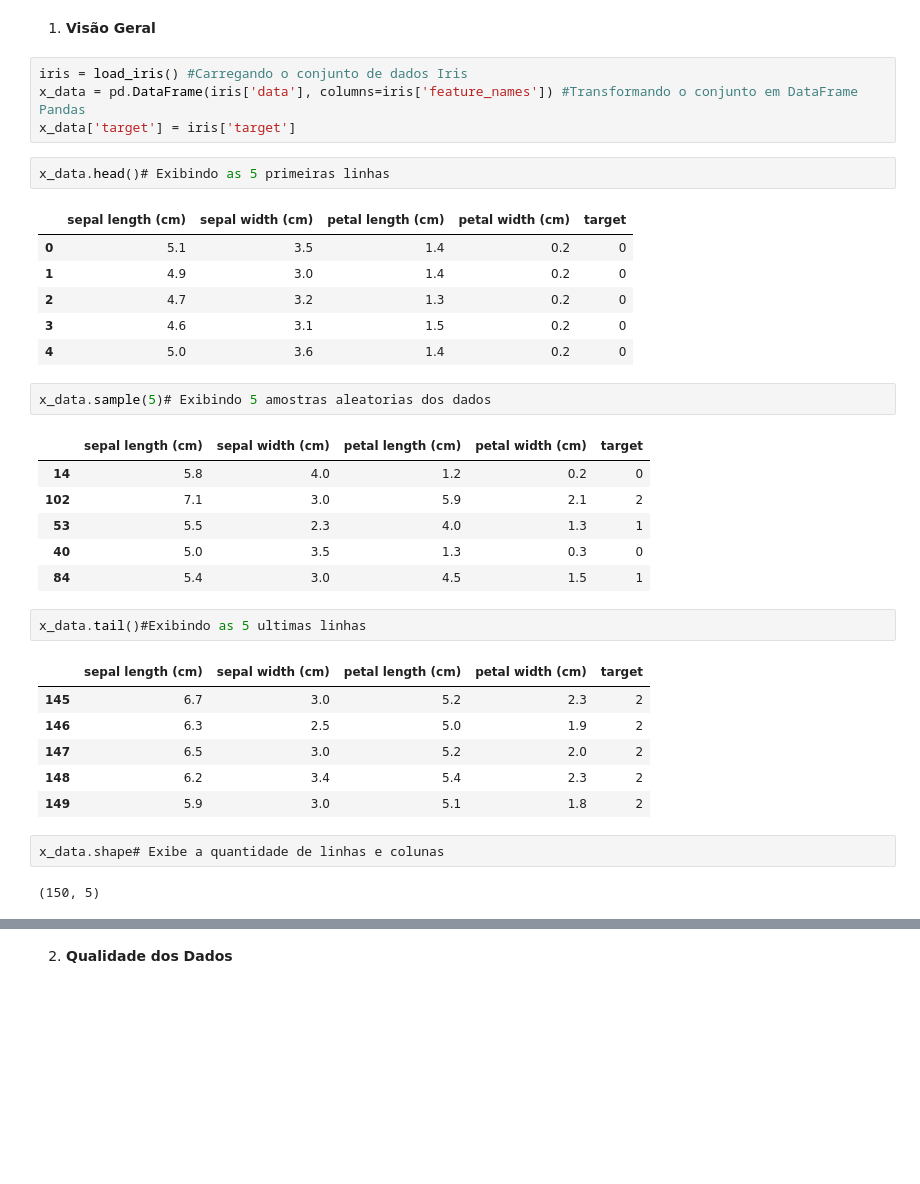
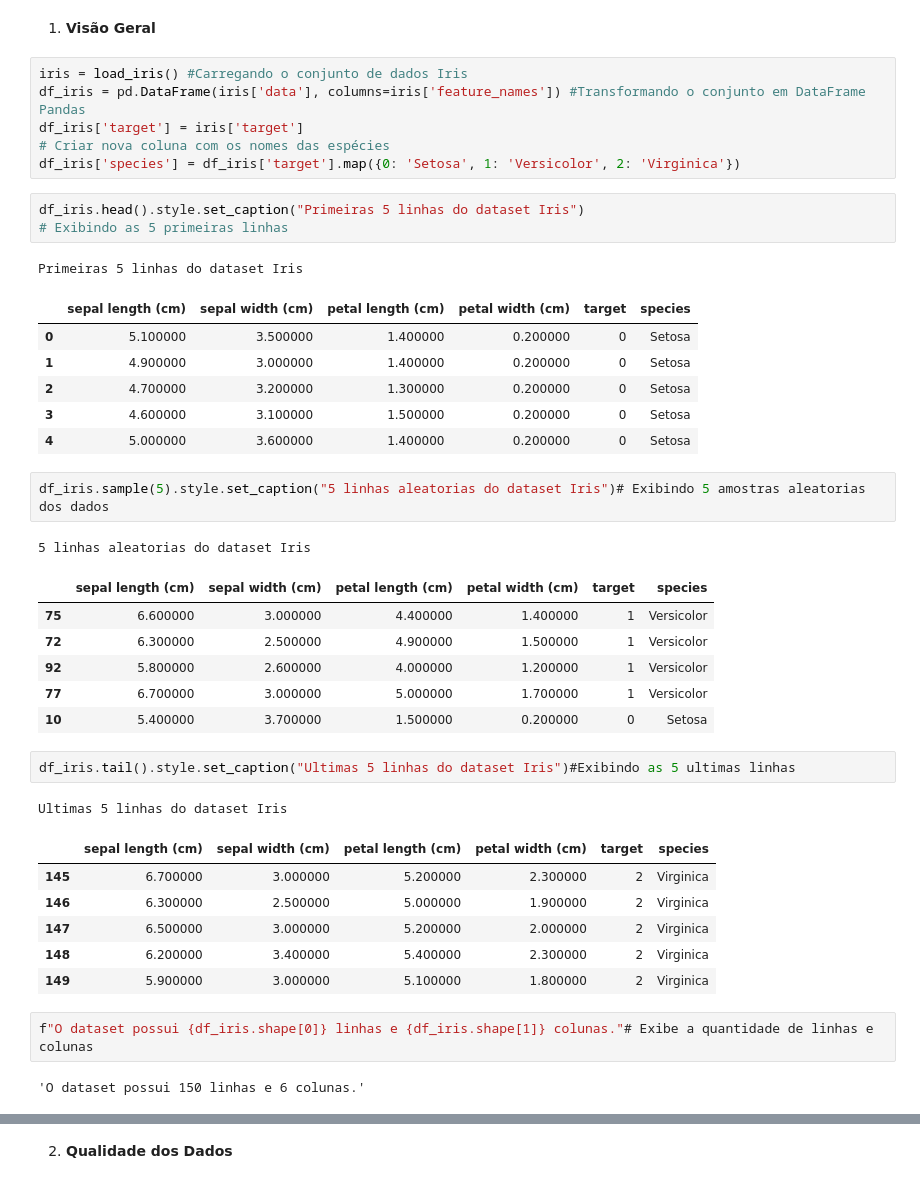
Before and after one commit to Antoniojrsales/Proj_ML_Iris, a Jupyter notebook: data/exploration.ipynb, the cells around one changed output, grey strips where cells are left out. Cells and saved outputs as stored; diff of their text form; blank space fills up the shorter version.

```diff
--- a/data/exploration.ipynb
+++ b/data/exploration.ipynb
@@ -11,37 +14,43 @@ import seaborn as sns
 1. **Visão Geral**
 # %%
 iris = load_iris() #Carregando o conjunto de dados Iris
-x_data = pd.DataFrame(iris['data'], columns=iris['feature_names']) #Transformando o conjunto em DataFrame Pandas
-x_data['target'] = iris['target']
+df_iris = pd.DataFrame(iris['data'], columns=iris['feature_names']) #Transformando o conjunto em DataFrame Pandas
+df_iris['target'] = iris['target']
+# Criar nova coluna com os nomes das espécies
+df_iris['species'] = df_iris['target'].map({0: 'Setosa', 1: 'Versicolor', 2: 'Virginica'})
 # %%
-x_data.head()# Exibindo as 5 primeiras linhas
+df_iris.head().style.set_caption("Primeiras 5 linhas do dataset Iris")
+# Exibindo as 5 primeiras linhas
 # %% [output]
+Primeiras 5 linhas do dataset Iris
-|  | sepal length (cm) | sepal width (cm) | petal length (cm) | petal width (cm) | target |
-| 0 | 5.1 | 3.5 | 1.4 | 0.2 | 0 |
-| 1 | 4.9 | 3.0 | 1.4 | 0.2 | 0 |
-| 2 | 4.7 | 3.2 | 1.3 | 0.2 | 0 |
-| 3 | 4.6 | 3.1 | 1.5 | 0.2 | 0 |
-| 4 | 5.0 | 3.6 | 1.4 | 0.2 | 0 |
+|  | sepal length (cm) | sepal width (cm) | petal length (cm) | petal width (cm) | target | species |
+| 0 | 5.100000 | 3.500000 | 1.400000 | 0.200000 | 0 | Setosa |
+| 1 | 4.900000 | 3.000000 | 1.400000 | 0.200000 | 0 | Setosa |
+| 2 | 4.700000 | 3.200000 | 1.300000 | 0.200000 | 0 | Setosa |
+| 3 | 4.600000 | 3.100000 | 1.500000 | 0.200000 | 0 | Setosa |
+| 4 | 5.000000 | 3.600000 | 1.400000 | 0.200000 | 0 | Setosa |
 # %%
-x_data.sample(5)# Exibindo 5 amostras aleatorias dos dados
+df_iris.sample(5).style.set_caption("5 linhas aleatorias do dataset Iris")# Exibindo 5 amostras aleatorias dos dados
 # %% [output]
+5 linhas aleatorias do dataset Iris
-|  | sepal length (cm) | sepal width (cm) | petal length (cm) | petal width (cm) | target |
-| 14 | 5.8 | 4.0 | 1.2 | 0.2 | 0 |
-| 102 | 7.1 | 3.0 | 5.9 | 2.1 | 2 |
-| 53 | 5.5 | 2.3 | 4.0 | 1.3 | 1 |
-| 40 | 5.0 | 3.5 | 1.3 | 0.3 | 0 |
-| 84 | 5.4 | 3.0 | 4.5 | 1.5 | 1 |
+|  | sepal length (cm) | sepal width (cm) | petal length (cm) | petal width (cm) | target | species |
+| 75 | 6.600000 | 3.000000 | 4.400000 | 1.400000 | 1 | Versicolor |
+| 72 | 6.300000 | 2.500000 | 4.900000 | 1.500000 | 1 | Versicolor |
+| 92 | 5.800000 | 2.600000 | 4.000000 | 1.200000 | 1 | Versicolor |
+| 77 | 6.700000 | 3.000000 | 5.000000 | 1.700000 | 1 | Versicolor |
+| 10 | 5.400000 | 3.700000 | 1.500000 | 0.200000 | 0 | Setosa |
 # %%
-x_data.tail()#Exibindo as 5 ultimas linhas
+df_iris.tail().style.set_caption("Ultimas 5 linhas do dataset Iris")#Exibindo as 5 ultimas linhas
 # %% [output]
+Ultimas 5 linhas do dataset Iris
-|  | sepal length (cm) | sepal width (cm) | petal length (cm) | petal width (cm) | target |
-| 145 | 6.7 | 3.0 | 5.2 | 2.3 | 2 |
-| 146 | 6.3 | 2.5 | 5.0 | 1.9 | 2 |
-| 147 | 6.5 | 3.0 | 5.2 | 2.0 | 2 |
-| 148 | 6.2 | 3.4 | 5.4 | 2.3 | 2 |
-| 149 | 5.9 | 3.0 | 5.1 | 1.8 | 2 |
+|  | sepal length (cm) | sepal width (cm) | petal length (cm) | petal width (cm) | target | species |
+| 145 | 6.700000 | 3.000000 | 5.200000 | 2.300000 | 2 | Virginica |
+| 146 | 6.300000 | 2.500000 | 5.000000 | 1.900000 | 2 | Virginica |
+| 147 | 6.500000 | 3.000000 | 5.200000 | 2.000000 | 2 | Virginica |
+| 148 | 6.200000 | 3.400000 | 5.400000 | 2.300000 | 2 | Virginica |
+| 149 | 5.900000 | 3.000000 | 5.100000 | 1.800000 | 2 | Virginica |
 # %%
-x_data.shape# Exibe a quantidade de linhas e colunas
+f"O dataset possui {df_iris.shape[0]} linhas e {df_iris.shape[1]} colunas."# Exibe a quantidade de linhas e colunas
 # %% [output]
-(150, 5)
+'O dataset possui 150 linhas e 6 colunas.'
 # %%
```
Also changed, not shown: parts of 14 cells of this notebook, 1 other file.
